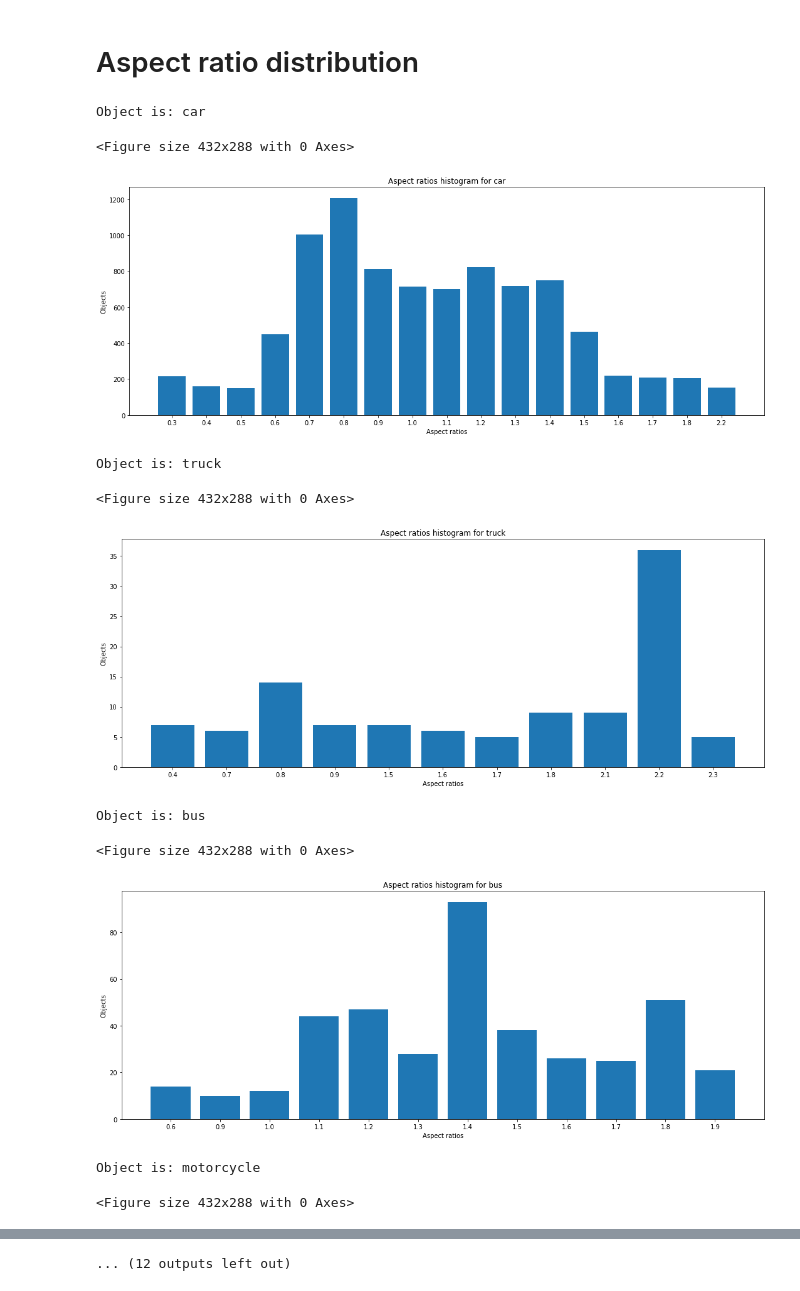
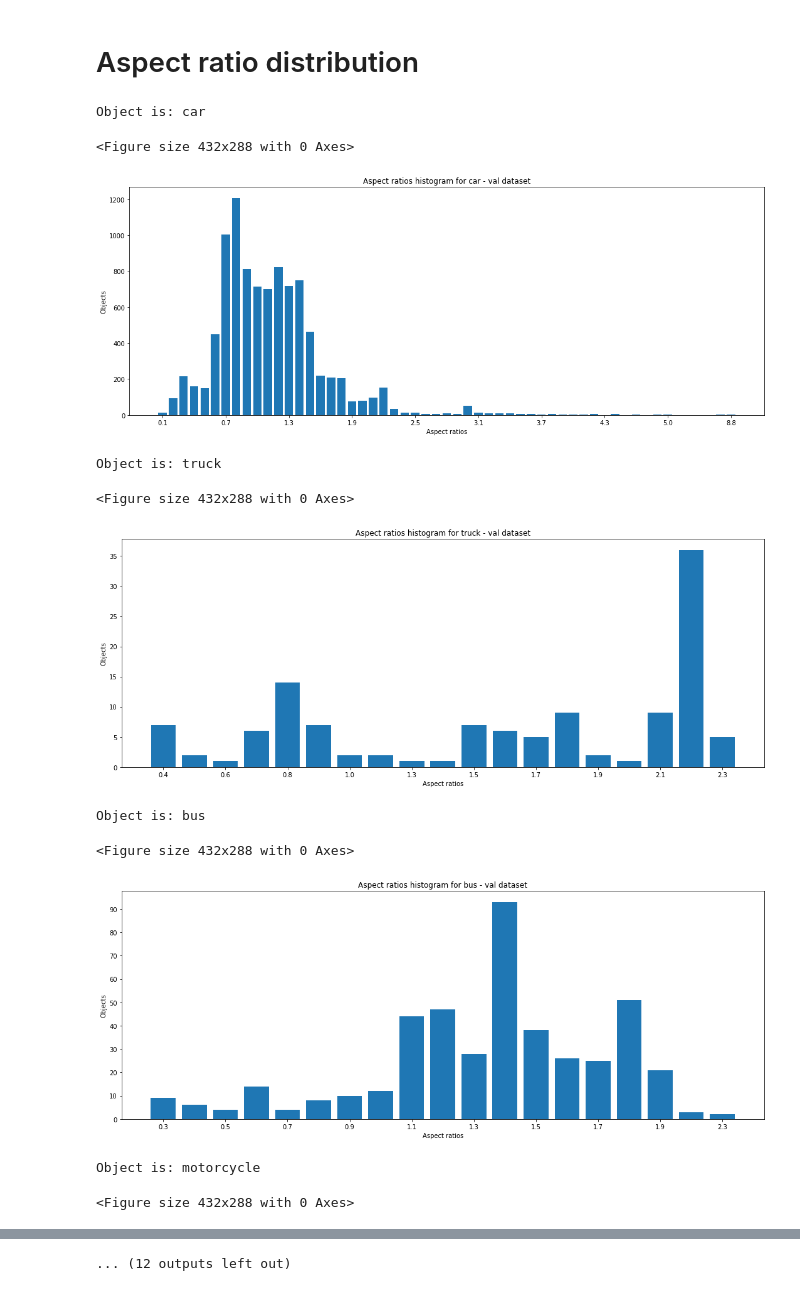
Before and after one commit to MartinJohannesNilsen/Computer_Vision_Project, a Jupyter notebook: dataset_exploration/dataset_exploration.ipynb, the cells around one changed output, grey strips where cells are left out. Cells and saved outputs as stored; diff of their text form; code cells hidden in the pictures.

Commit message:
Added data annotation to jupyter notebook

```diff
--- a/dataset_exploration/dataset_exploration.ipynb
+++ b/dataset_exploration/dataset_exploration.ipynb
@@ -21,7 +90,7 @@ dataloader = get_dataloader(cfg, dataset_to_analyze)
 # %% [markdown]
 # Aspect ratio distribution
 # %%
-def create_object_aspect_ratio_histogram(annotations, object):
+def create_object_aspect_ratio_histogram(annotations, object, dataset_to_analyze):
     aspect_ratios = {}
     print(f"Object is: {object}")
     category = next(
@@ -40,37 +109,34 @@ def create_object_aspect_ratio_histogram(annotations, object):
             aspect_ratios[aspect_ratio] += 1
         except KeyError:
             aspect_ratios[aspect_ratio] = 1
-    max_value = None
-    if bool(aspect_ratios):
-        max_value = max(aspect_ratios.values())
 
-    if bool(max_value):
-        aspect_ratios = {
-            k: v for (k, v) in aspect_ratios.items() if v > max_value * 0.1
-        }
+
+
     create_histogram(
         collections.OrderedDict(sorted(aspect_ratios.items())),
         x_label="Aspect ratios",
         y_label="Objects",
-        title=f"Aspect ratios histogram for {object}",
+        title=f"Aspect ratios histogram for {object} - {dataset_to_analyze} dataset",
+        savefig_location=f"../dataset_exploration/histograms/{dataset_to_analyze}_{object}_aspect_ratio.png",
         show=True,
         figsize=(15, 6),
         xtick_fontsize=10,
-        xtick_rotation=0
+        xtick_rotation=0,
+        squeeze=10,
     )
 # %%
 annotations_train = read_annotation(get_dataset_dir("tdt4265_2022/train_annotations.json"))
 for category in annotations_train["categories"]:
-    create_object_aspect_ratio_histogram(annotations_train, object=category["name"])
+    create_object_aspect_ratio_histogram(annotations_train, object=category["name"], dataset_to_analyze=dataset_to_analyze)
 # %% [output]
 Object is: car
 <Figure size 432x288 with 0 Axes>
-[figure, old version]
+[figure, new version]
 Object is: truck
 <Figure size 432x288 with 0 Axes>
-[figure, old version]
+[figure, new version]
 Object is: bus
 <Figure size 432x288 with 0 Axes>
-[figure, old version]
+[figure, new version]
 Object is: motorcycle
 <Figure size 432x288 with 0 Axes>
```
Also changed, not shown: parts of 9 cells of this notebook, 1 other file.
